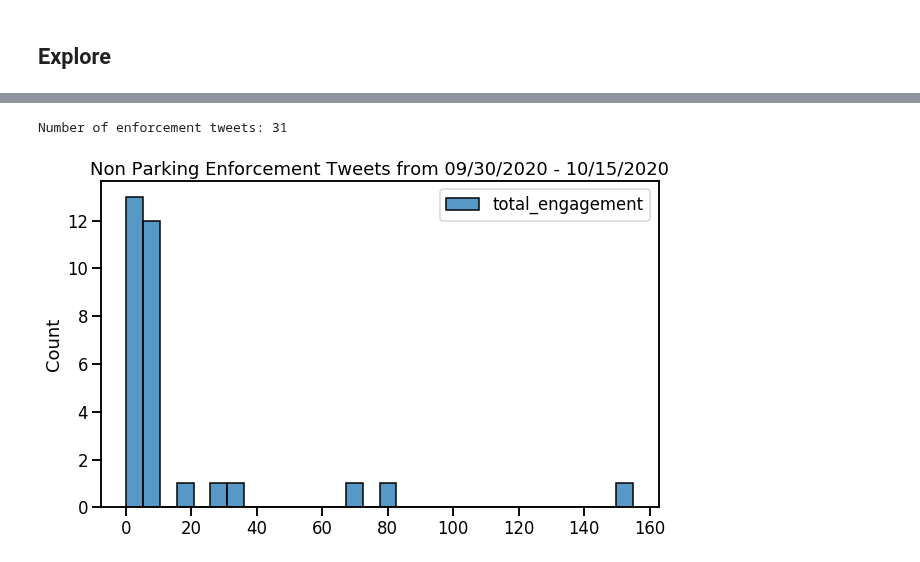
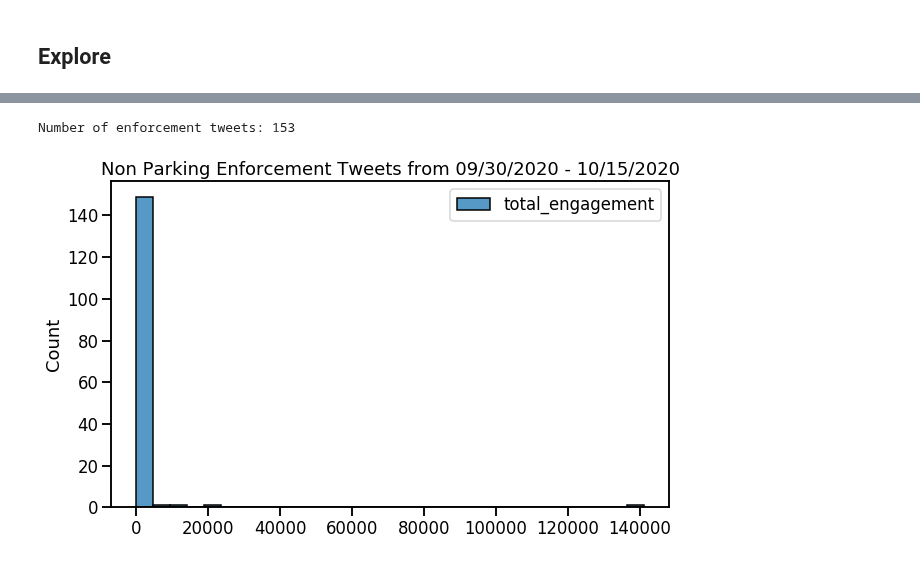
Before and after one commit to Promeos/LADOT-COVID19-enforcement, a Jupyter notebook: MVP-Tweets.ipynb, the cells around one changed output, grey strips where cells are left out. Saved outputs shown, nothing was run; the diff lists cells and outputs as text; code cells hidden in the pictures.

Commit message:
Acquired tweets from city council officials and the DOT. Cached data as a CSV file.

```diff
--- a/MVP-Tweets.ipynb
+++ b/MVP-Tweets.ipynb
@@ -21,0 +59,3 @@ Hootsuite: https://www.youtube.com/watch?v=Ztk6PXD1EjU
+# %%
+twitter_accounts.name = twitter_accounts.name.str.replace('MayorOfLA', 'Eric Garcetti')
+twitter_accounts.name = twitter_accounts.name.str.replace('LADOT', 'Los Angeles Department of Transportation')
@@ -22,5 +71,5 @@ Hootsuite: https://www.youtube.com/watch?v=Ztk6PXD1EjU
 # %%
-url = "https://api.twitter.com/2/users/61261275/tweets?user.fields=created_at,description,entities,id,location,name,pinned_tweet_id,profile_image_url,protected,public_metrics,url,username,verified&max_results=100&start_time=2020-09-30T00:00:00Z&end_time=2020-10-15T00:00:00Z&expansions=&tweet.fields=created_at,public_metrics,source,text"
+url = "https://api.twitter.com/2/users/17070113/tweets?user.fields=created_at,description,entities,id,location,name,pinned_tweet_id,profile_image_url,protected,public_metrics,url,username,verified&max_results=100&start_time=2020-09-30T00:00:00Z&end_time=2020-10-15T00:00:00Z&expansions=&tweet.fields=created_at,public_metrics,source,text"
 
 payload = {}
 headers = {"Authorization": "Bearer {}".format(env.bearer_token)}
@@ -62,0 +123,27 @@ data = data.assign(
+# %%
+headers = {"Authorization": "Bearer {}".format(env.bearer_token)}
+data = pd.DataFrame()
+
+for index, account in twitter_accounts.iterrows():
+    url = f"https://api.twitter.com/2/users/{account['id']}/tweets?user.fields=created_at,description"\
+        + ",entities,id,location,name,pinned_tweet_id,profile_image_url,protected,public_metrics"\
+        + ",url,username,verified&max_results=100&start_time=2020-09-30T00:00:00Z&end_time=2020-10-15T00:00:00"\
+        + "Z&expansions=&tweet.fields=created_at,public_metrics,source,text"
+    response = requests.request("GET", url, headers=headers)
+    print(f"Acquiring {account['name']}'s tweets")
+    sleep(10)
+    tweets = json.loads(response.text.encode('utf8'))['data']
+
+    for tweet in tweets:
+        tweet_data = pd.DataFrame({'post_time': pd.to_datetime(tweet['created_at']),
+                                   'id': account['id'],
+                                   'name': account['name'],
+                                   'username': account['username'],
+                                   'tweet': tweet['text'].lower(),
+                                   'retweet_count': tweet['public_metrics']['retweet_count'],
+                                   'reply_count': tweet['public_metrics']['reply_count'],
+                                   'like_count': tweet['public_metrics']['like_count'],
+                                   'quote_count': tweet['public_metrics']['quote_count'],
+                                   'tweet_url_id': tweet['id']
+                                   },index=[0])
+        data = pd.concat([data, tweet_data])
@@ -63,3 +156,8 @@ data = data.assign(
+# %%
+data = data.sort_values(by=['post_time']).reset_index(drop=True)
+data = data.assign(
+    total_engagement = data[['retweet_count', 'reply_count', 'like_count', 'quote_count']].sum(axis=1)
+)
 # %%
 data
 # %% [output]
@@ -98,14 +198,14 @@ enforcement_metrics.set_index('post_time', inplace=True)
 # %%
 sns.set_context('talk')
 
 plt.figure(figsize=(10, 6))
-sns.histplot(non_enforcement_metrics, bins=30)
+sns.histplot(non_enforcement_metrics, bins=30, label='Other')
 
 plt.title("Non Parking Enforcement Tweets from 09/30/2020 - 10/15/2020")
 print(f"Number of enforcement tweets: {len(non_enforcement_metrics)}");
 # %% [output]
-Number of enforcement tweets: 31
+Number of enforcement tweets: 153
-[figure, old version]
+[figure, new version]
 # %%
 sns.set_context('talk')
 
```
Also changed, not shown: parts of 14 cells of this notebook.
